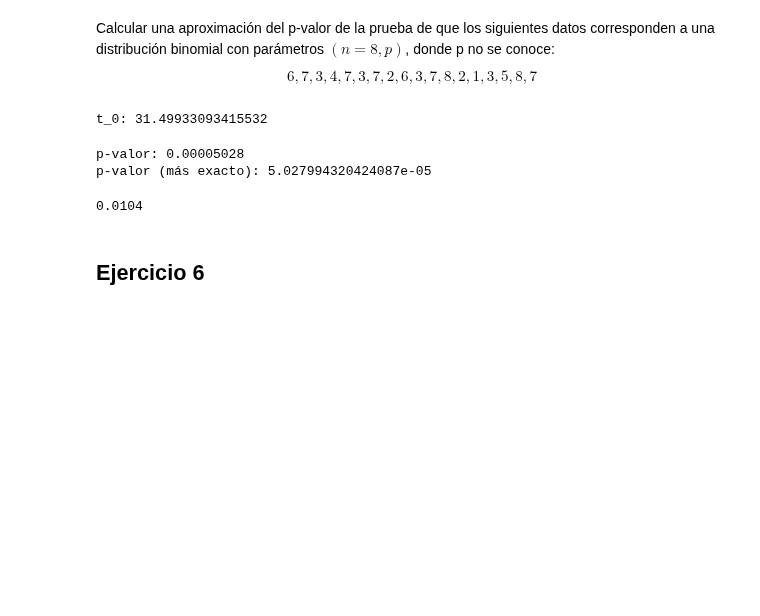
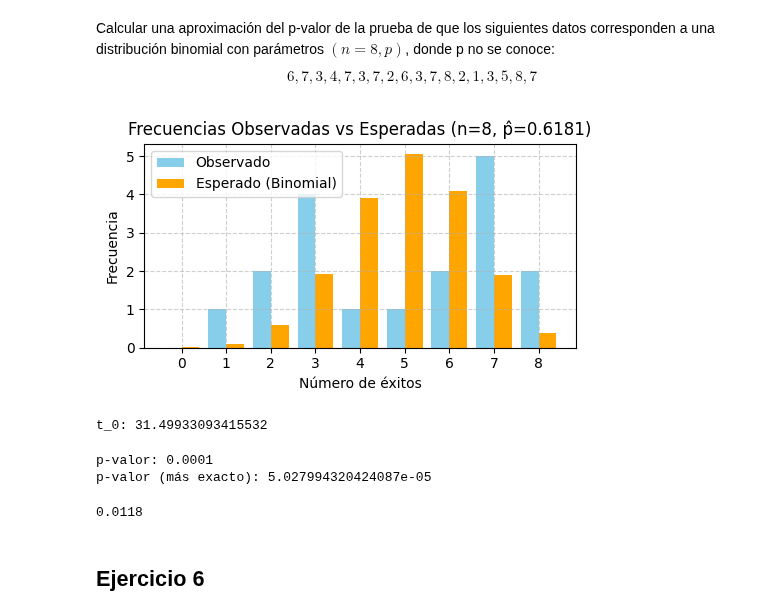
Before and after one commit to ramiro-l/ModelosYSimulacionFAMAF, a Jupyter notebook: Práctico7.ipynb, the cells around one changed output. Drawn from its saved outputs; the diff is of its cells as text; code cells hidden in the pictures; blank space fills up the shorter version.

```diff
--- a/Práctico7.ipynb
+++ b/Práctico7.ipynb
@@ -671,6 +735,45 @@ Calcular una aproximación del p-valor de la prueba de que los siguientes datos
 $$
 6, 7, 3, 4, 7, 3, 7, 2, 6, 3, 7, 8, 2, 1, 3, 5, 8, 7
 $$
+# %%
+#@title Grafico
+import numpy as np
+import matplotlib.pyplot as plt
+from scipy.stats import binom
+from collections import Counter
+
+# Datos
+data = [6, 7, 3, 4, 7, 3, 7, 2, 6, 3, 7, 8, 2, 1, 3, 5, 8, 7]
+n = 8
+sample_size = len(data)
+
+# Estimar p
+sample_mean = np.mean(data)
+p_hat = sample_mean / n
+
+# Frecuencias observadas
+obs_counts = Counter(data)
+x_vals = np.arange(0, n + 1)
+observed_freqs = np.array([obs_counts.get(x, 0) for x in x_vals])
+
+# Frecuencias esperadas
+expected_probs = binom.pmf(x_vals, n, p_hat)
+expected_freqs = expected_probs * sample_size
+
+# Gráfico
+plt.figure(figsize=(5, 3))
+plt.bar(x_vals - 0.2, observed_freqs, width=0.4, label='Observado', color='skyblue')
+plt.bar(x_vals + 0.2, expected_freqs, width=0.4, label='Esperado (Binomial)', color='orange')
+plt.xlabel('Número de éxitos')
+plt.ylabel('Frecuencia')
+plt.title(f'Frecuencias Observadas vs Esperadas (n=8, p̂={p_hat:.4f})')
+plt.xticks(x_vals)
+plt.legend()
+plt.grid(True, linestyle='--', alpha=0.6)
+plt.tight_layout()
+plt.show()
+# %% [output]
+[figure, added]
 # %%
 #@title Constantes
 n = 8
@@ -700,7 +804,7 @@ print(f"t_0: {estadistico_pearson(frecuencias, p_hip_0)}")
 # %% [output]
 t_0: 31.49933093415532
 # %%
-#@title Calculo p-valor (Chi-Cuad)
+#@title Calculo p-valor con la estimacion (Chi-Cuad)
 from scipy.stats import chi2
 
 
@@ -710,36 +814,53 @@ from scipy.stats import chi2
 # NOTE: Como es binomial los valores posibles son desde:
 #       0,...,n es decir n+1 valores.
 
-print(f"p-valor: {chi2.sf(31.49933, 9-1-1):.8f}")
-# print(f"p-valor: {1 - chi2.cdf(31.49933, 8-1-1):.2f}")
+print(f"p-valor: {chi2.sf(t_0, 9-1-1):.4f}")
+# print(f"p-valor: {1 - chi2.cdf(t_0, 9-1-1):.2f}")
 
-t_0 = estadistico_pearson(frecuencias, p_hip_0)
 print(f"p-valor (más exacto): {chi2.sf(t_0 , 9-1-1)}")
-# print(f"p-valor (más exacto): {1 - chi2.cdf(t_0 , 8-1-1)}")
+# print(f"p-valor (más exacto): {1 - chi2.cdf(t_0 , 9-1-1)}")
 # %% [output]
-p-valor: 0.00005028
+p-valor: 0.0001
 p-valor (más exacto): 5.027994320424087e-05
 # %%
 #@title Codigo estimacion del p-valor (simulacion)
 import numpy as np
 
+# import math
+# def fpm_Bin(x, n, p):
+#     return math.comb(n, x) * p**x * (1 - p)**(n - x)
 
-def ej5_p_valor(tam_muestra, t_0, bin_n, bin_p, n_sim):
+# from random import random
+# def gen_binomial(n,p):
+#     c = p / (1 - p)
+#     prob = (1 - p) ** n
+#     F = prob; i=0
+#     U = random()
+#     while U >= F:
+#         prob *= c * (n-i) / (i+1)
+#         F += prob
+#         i += 1
+#     return i
+
+
+def ej5_p_valor(tam_muestra, t_0, bin_n, bin_p, n_sim=10_000):
     binomial = binom(bin_n, bin_p)
 
     p_valor = 0
     for _ in range(n_sim):
         # Generamos una muestra
         muestra = binomial.rvs(tam_muestra)
+        # muestra = [gen_binomial(bin_n, bin_p) for _ in range(tam_muestra)]
 
         # Calculamos en base a la muestra p
-        p_estimacion = np.mean(muestra) / bin_n
+        nueva_p_estimacion = np.mean(muestra) / bin_n
 
         # Calculamos los nuevos ps
-        ps = [binom.pmf(k, n=bin_n, p=p_estimacion) for k in range(bin_n+1)]
+        ps = [binom.pmf(k, n=bin_n, p=nueva_p_estimacion) for k in range(bin_n+1)]
+        # ps = [fpm_Bin(k, n=bin_n, p=p_estimacion) for k in range(bin_n+1)]
 
         # Contamos las frecuencias
-        frecuencias = np.bincount(muestra, minlength=8+1)
+        frecuencias = np.bincount(muestra, minlength=bin_n+1)
 
         # Calculamos el estadistico de pearson
         total = sum(frecuencias)
@@ -751,9 +872,9 @@ def ej5_p_valor(tam_muestra, t_0, bin_n, bin_p, n_sim):
     return p_valor / n_sim
 
 
-ej5_p_valor(len(muestra), t_0, n, p_estimacion, 10_000)
+ej5_p_valor(len(muestra), t_0, n, p_estimacion)
 # %% [output]
-0.0104
+0.0118
 # %% [markdown]
 ## Ejercicio 6
 # %% [markdown]
```
Also changed, not shown: parts of 47 cells of this notebook.
